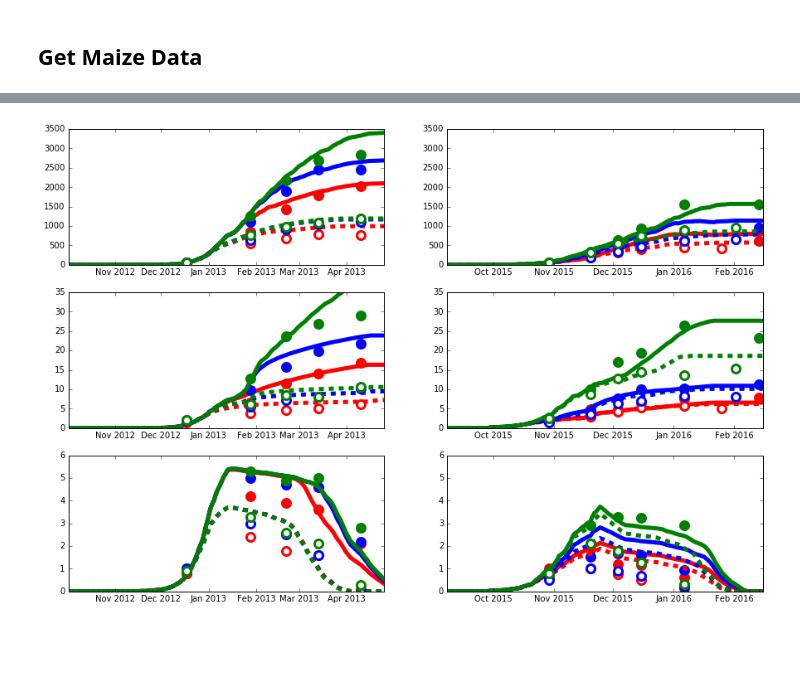
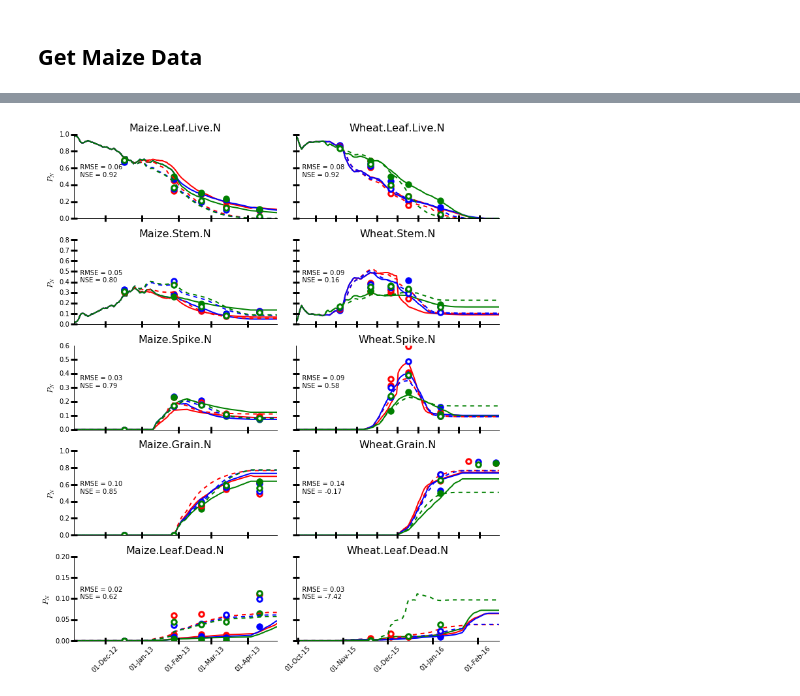
Before and after one commit to HamishBrownPFR/APSIMArbitrator, a Jupyter notebook: ArbitratorGraphs.ipynb, the cells around one changed output, grey strips where cells are left out. Cells and saved outputs as stored; diff of their text form; code cells hidden in the pictures; blank space fills up the shorter version.

```diff
--- a/ArbitratorGraphs.ipynb
+++ b/ArbitratorGraphs.ipynb
@@ -50 +218,12 @@ for Irrig in MaizeIrrigs2:
+# %%
+Graph = plt.figure(figsize=(10,12))
+cols = 5
+ObsPredDMPropVTime('Leaf.Live.N',cols,0,1,r'$P_{N}$')
+ObsPredDMPropVTime('Stem.N',cols,1,.8,r'$P_{N}$')
+ObsPredDMPropVTime('Spike.N',cols,2,0.6,r'$P_{N}$')
+ObsPredDMPropVTime('Grain.N',cols,3,1.0,r'$P_{N}$')
+ObsPredDMPropVTime('Leaf.Dead.N',cols,4,0.2,r'$P_{N}$')
+Graph.tight_layout()
+# %% [output]
+[figure, added]
 # %%
@@ -76,8 +258,0 @@ def ObsPredTimeSeries(Variable,rows,col,ymax):
-# %%
-Graph = plt.figure(figsize=(15,10))
-cols = 3
-ObsPredTimeSeries('AboveGround.Wt',cols,0,3500)
-ObsPredTimeSeries('AboveGround.N',cols,1,35)
-ObsPredTimeSeries('Leaf.LAI',cols,2,6)
-# %% [output]
-[figure, removed]
```
Also changed, not shown: parts of 22 cells of this notebook, 2 other files.
